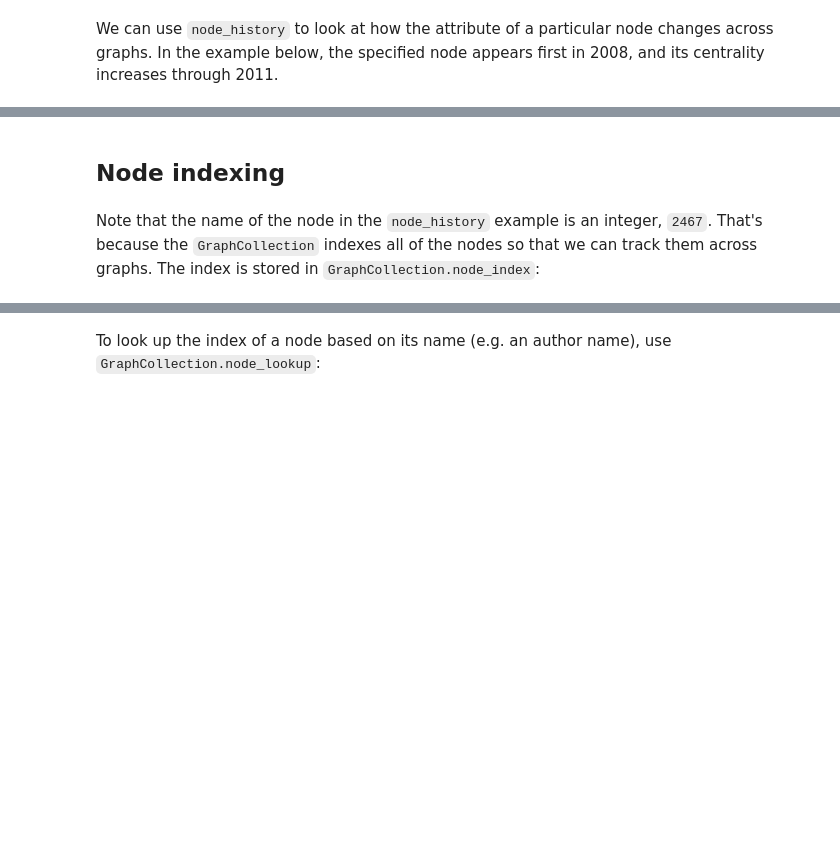
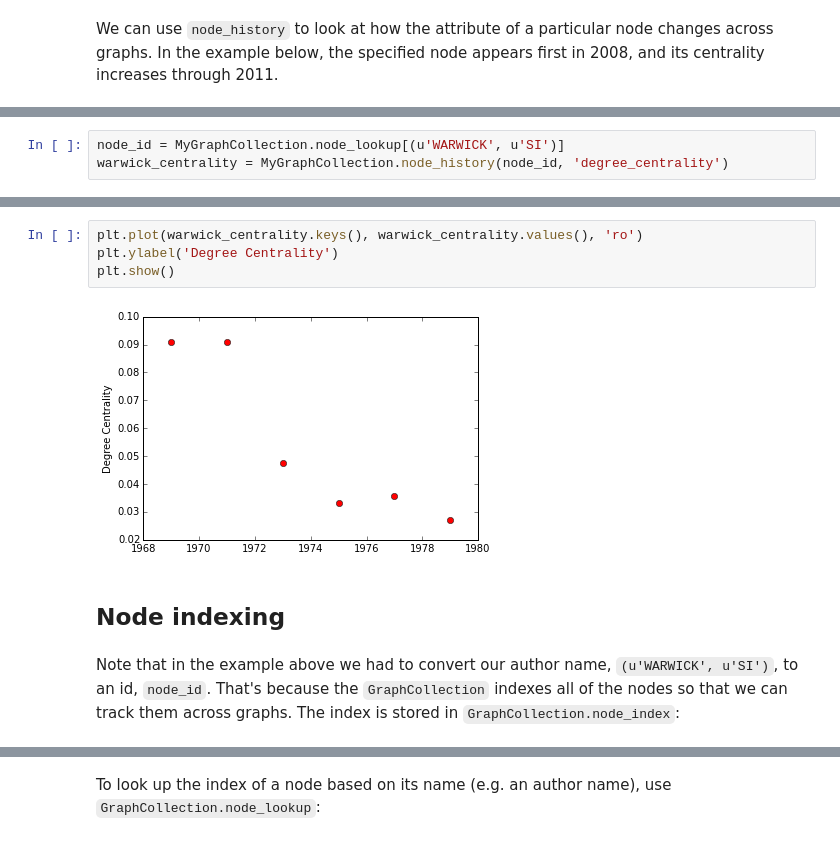
Before and after one commit to diging/tethne-notebooks, a Jupyter notebook: 4. Time-variant networks.ipynb, the cells around one changed output, grey strips where cells are left out. Cells and saved outputs as stored; diff of their text form; blank space fills up the shorter version.

```diff
--- a/4. Time-variant networks.ipynb
+++ b/4. Time-variant networks.ipynb
@@ -125,0 +122,3 @@ fig = plt.plot(ac.keys(), ac.values())
+# %%
+node_id = MyGraphCollection.node_lookup[(u'WARWICK', u'SI')]
+warwick_centrality = MyGraphCollection.node_history(node_id, 'degree_centrality')
@@ -126,7 +134,13 @@ fig = plt.plot(ac.keys(), ac.values())
+# %%
+plt.plot(warwick_centrality.keys(), warwick_centrality.values(), 'ro')
+plt.ylabel('Degree Centrality')
+plt.show()
+# %% [output]
+[figure, added]
 # %% [markdown]
 ## Node indexing
 # %% [markdown]
-Note that the name of the node in the ``node_history`` example is an integer, ``2467``. That's because the ``GraphCollection`` indexes all of the nodes so that we can track them across graphs. The index is stored in ``GraphCollection.node_index``:
+Note that in the example above we had to convert our author name, ``(u'WARWICK', u'SI')``, to an id, ``node_id``. That's because the ``GraphCollection`` indexes all of the nodes so that we can track them across graphs. The index is stored in ``GraphCollection.node_index``:
 # %%
 MyGraphCollection.node_index.items()[0:10]    # The first ten nodes in the index.
 # %% [output]
```
Also changed, not shown: parts of 32 cells of this notebook, 28 other files.
